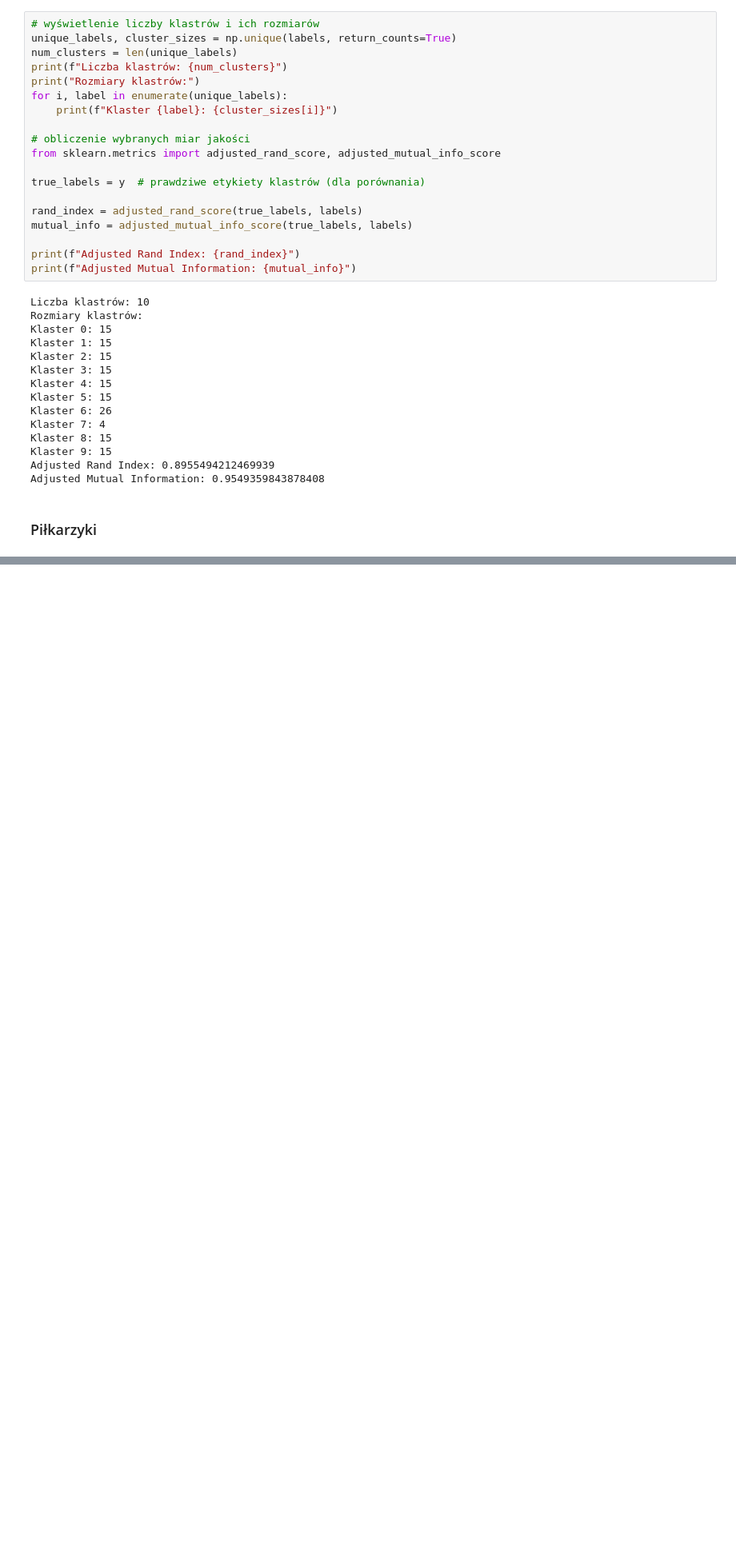
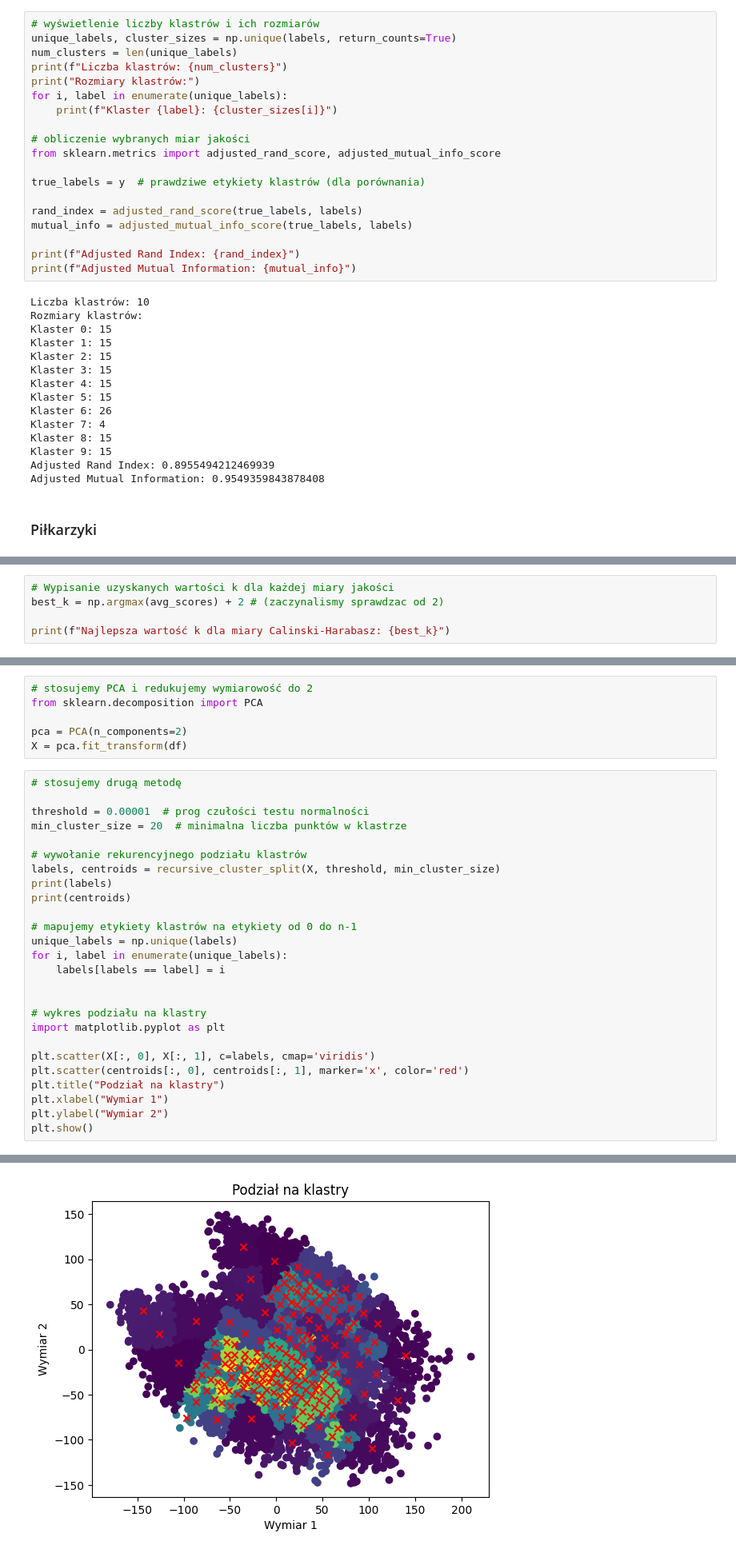
Before and after one commit to kappa243/puma_python, a Jupyter notebook: lab4/lab4.ipynb, the cells around one changed output, grey strips where cells are left out. Shown: that part at 80% size. Drawn from its saved outputs; the diff is of its cells as text; blank space fills up the shorter version.

```diff
--- a/lab4/lab4.ipynb
+++ b/lab4/lab4.ipynb
@@ -329,0 +467,5 @@ Index(['sofifa_id', 'player_url', 'short_name', 'long_name',
+# %%
+# Wypisanie uzyskanych wartości k dla każdej miary jakości
+best_k = np.argmax(avg_scores) + 2 # (zaczynalismy sprawdzac od 2)
+
+print(f"Najlepsza wartość k dla miary Calinski-Harabasz: {best_k}")
@@ -329,0 +517,33 @@ Index(['sofifa_id', 'player_url', 'short_name', 'long_name',
+# %%
+# stosujemy PCA i redukujemy wymiarowość do 2
+from sklearn.decomposition import PCA
+
+pca = PCA(n_components=2)
+X = pca.fit_transform(df)
+# %%
+# stosujemy drugą metodę
+
+threshold = 0.00001  # prog czułości testu normalności
+min_cluster_size = 20  # minimalna liczba punktów w klastrze
+
+# wywołanie rekurencyjnego podziału klastrów
+labels, centroids = recursive_cluster_split(X, threshold, min_cluster_size)
+print(labels)
+print(centroids)
+
+# mapujemy etykiety klastrów na etykiety od 0 do n-1
+unique_labels = np.unique(labels)
+for i, label in enumerate(unique_labels):
+    labels[labels == label] = i
+
+
+# wykres podziału na klastry
+import matplotlib.pyplot as plt
+
+plt.scatter(X[:, 0], X[:, 1], c=labels, cmap='viridis')
+plt.scatter(centroids[:, 0], centroids[:, 1], marker='x', color='red')
+plt.title("Podział na klastry")
+plt.xlabel("Wymiar 1")
+plt.ylabel("Wymiar 2")
+plt.show()
+# %% [output]
@@ -329,0 +567 @@ Index(['sofifa_id', 'player_url', 'short_name', 'long_name',
+[figure, added]
```
Also changed, not shown: parts of 15 cells of this notebook.
